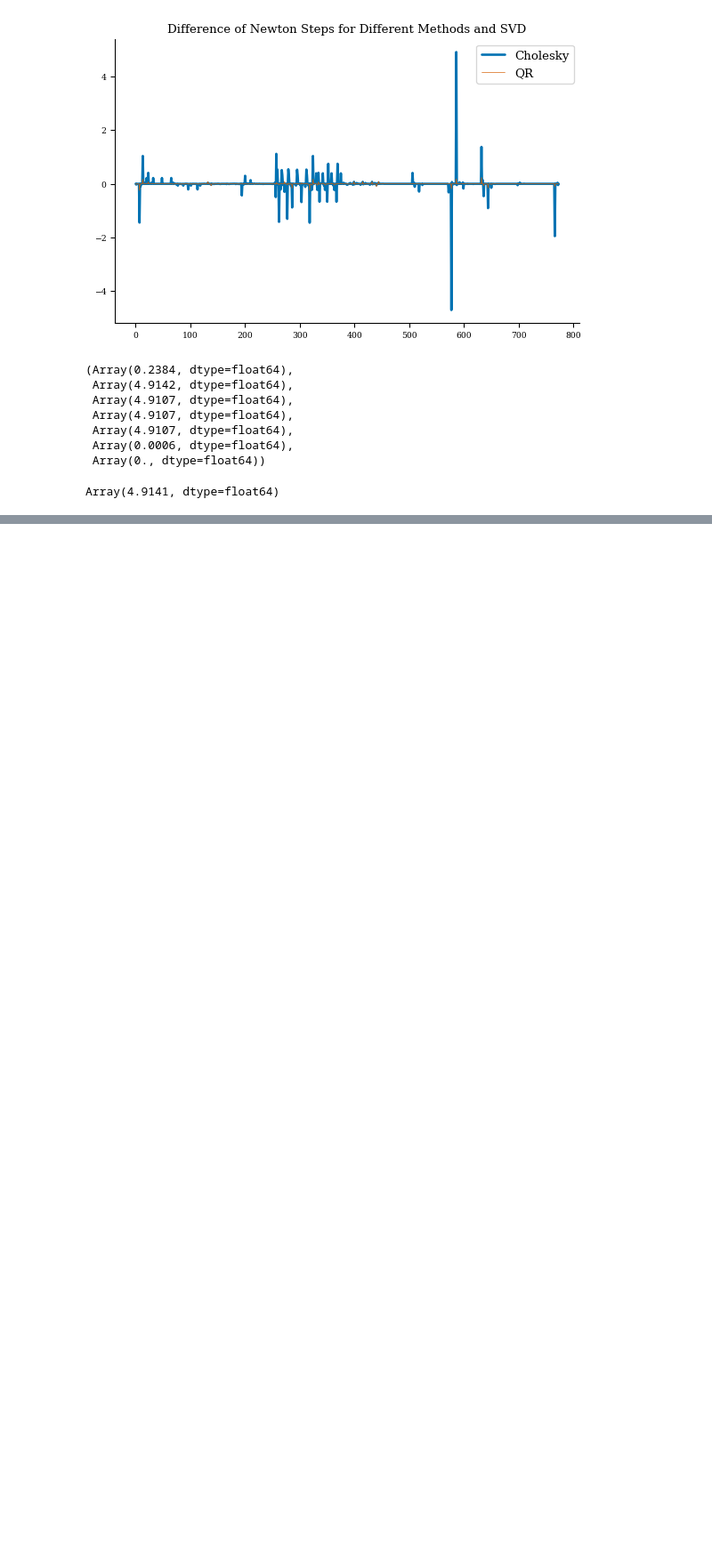
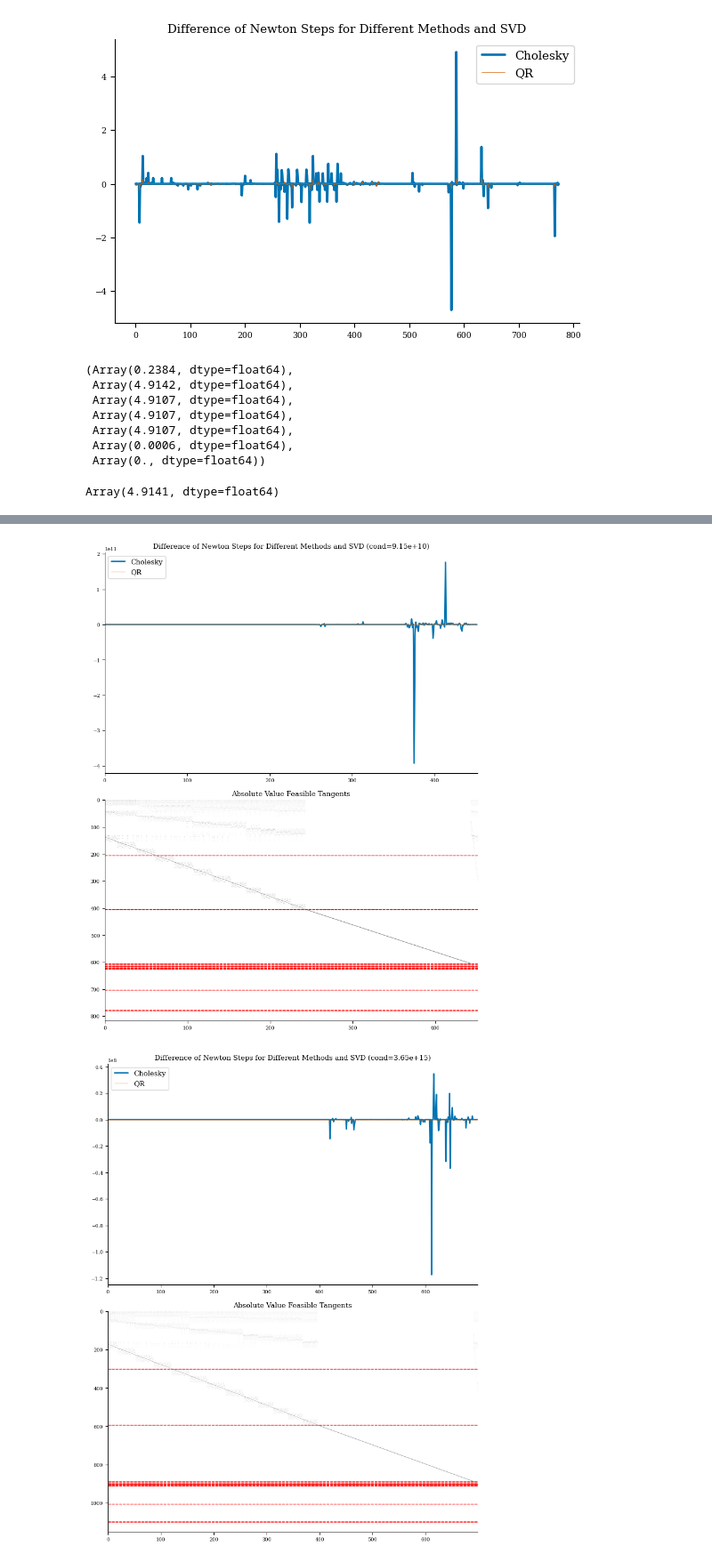
Before and after one commit to YigitElma/DEBUG-DESC, a Jupyter notebook: AnalyzeCondition/transforms.ipynb, the cells around one changed output, grey strips where cells are left out. Shown at 89% size. Cells and saved outputs as stored; diff of their text form; code cells hidden in the pictures; blank space fills up the shorter version.

```diff
--- a/AnalyzeCondition/transforms.ipynb
+++ b/AnalyzeCondition/transforms.ipynb
@@ -279,0 +325,52 @@ Array(4.9141, dtype=float64)
+# %%
+from desc.optimize.utils import chol, solve_triangular_regularized, compute_jac_scale
+# eq = get("precise_QA")
+
+for res in [8, 10]:
+    eq = Equilibrium(L=res, M=res, N=4, sym=True, spectral_indexing="ansi")
+    grid = QuadratureGrid(L=eq.L_grid, M=eq.M_grid, N=eq.N_grid, NFP=eq.NFP)
+    obj = ObjectiveFunction(ForceBalance(eq, grid=grid))
+    cons = get_fixed_boundary_constraints(eq)
+    cons = maybe_add_self_consistency(eq, cons)
+    con = ObjectiveFunction(cons)
+    obj = LinearConstraintProjection(obj, con)
+    obj.build(verbose=0)
+    J = obj.jac_scaled_error(obj.x())
+    f = obj.compute_scaled_error(obj.x())
+    scale2, _ = compute_jac_scale(J)
+
+    J_h = J*scale2
+    U, s, Vt = jnp.linalg.svd(J_h, full_matrices=False)
+    step_svd = scale2*(Vt.T @ (1/s * (U.T @ f)))
+    del U, s, Vt
+
+    Q1, R1 = qr(J_h, mode="economic")
+    step_qr = scale2*solve_triangular_regularized(R1, Q1.T @ f)
+    del Q1, R1
+
+    R = chol(J_h.T@J_h)
+    step_cho = scale2*cho_solve((R, True), J_h.T@f)
+    del R
+
+    fig, axs = plt.subplots(2, 1, figsize=(8, 10), sharex=False)
+    axs[0].plot((step_svd-step_cho)/step_svd, label="Cholesky", lw=2)
+    axs[0].plot((step_svd-step_qr/step_svd), label="QR", lw=0.5)
+    axs[0].set_xlim(0, obj._feasible_tangents.shape[1])
+
+    axs[0].legend()
+    axs[0].set_title(f"Difference of Newton Steps for Different Methods and SVD (cond={jnp.linalg.cond(scale2*J):.2e})")
+
+    im = axs[1].imshow(jnp.abs(obj._feasible_tangents), aspect="auto", cmap="binary")
+    axs[1].set_title("Absolute Value Feasible Tangents")
+
+    size_total = 0
+    for key, value in eq.params_dict.items():
+        size = value.size
+        size_total += size
+        axs[1].axhline(y=size_total, color='r', linestyle='--')
+
+    plt.tight_layout()
+    plt.savefig(f"xdiffrel-Z-resL{eq.L}M{eq.M}N{eq.N}sym{eq.sym}spectral{eq.spectral_indexing}quad.png", dpi=1000)
+# %% [output]
+[figure, added]
+[figure, added]
```
Also changed, not shown: parts of 14 cells of this notebook, 51 other files.
